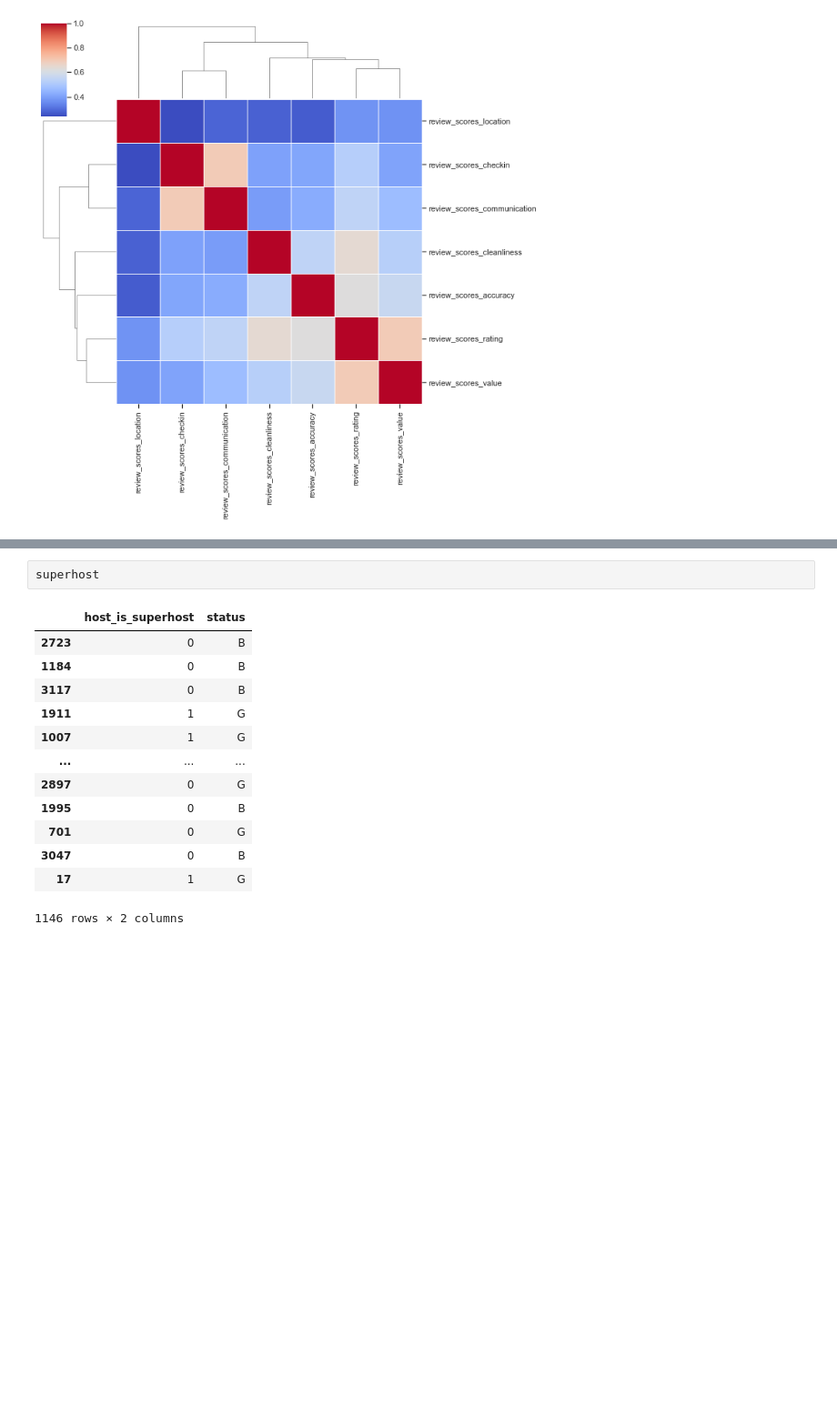
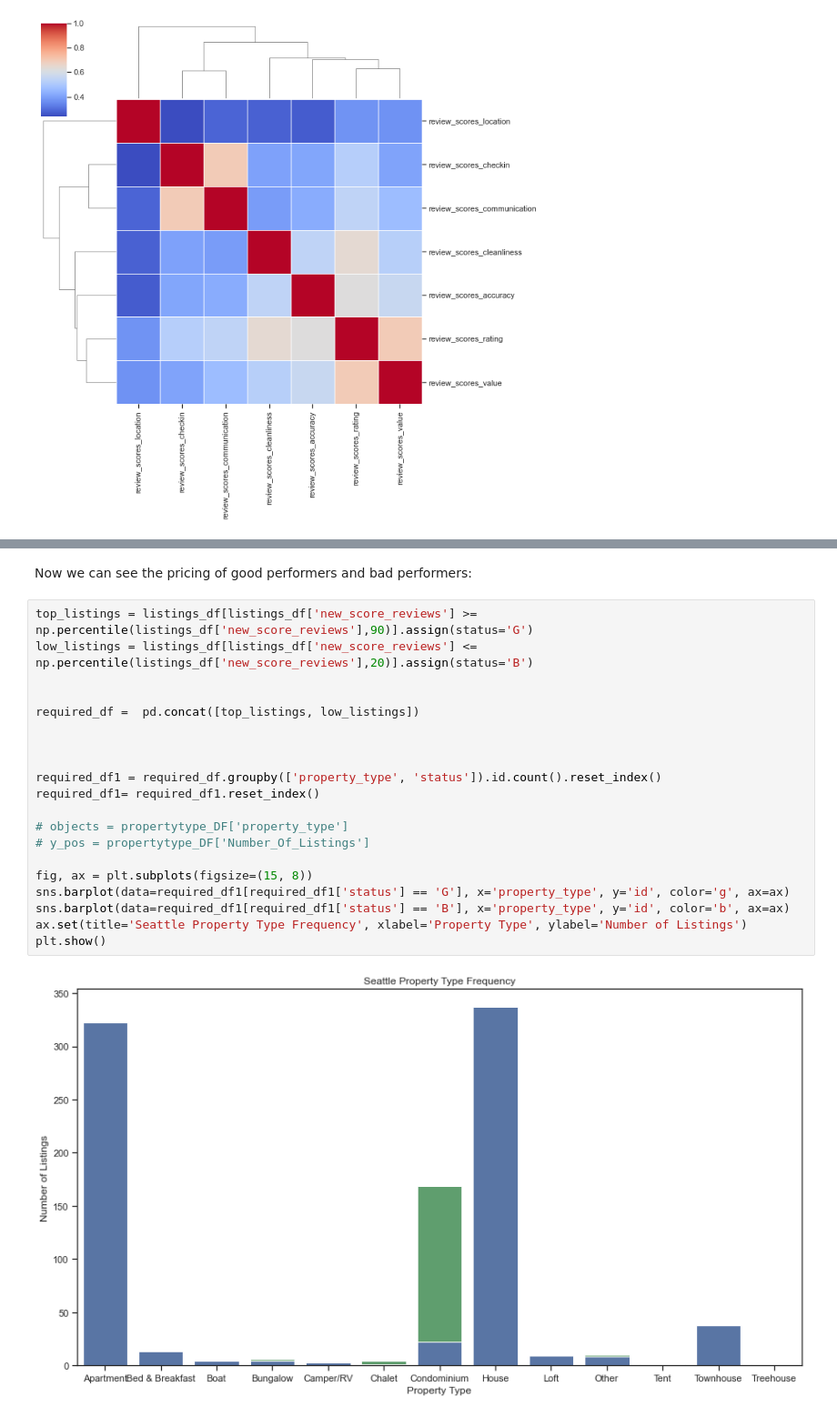
Before and after one commit to Mehranmzn/DataScience-Nanodegree, a Jupyter notebook: notebooks/Project 1/Untitled.ipynb, the cells around one changed output, grey strips where cells are left out. Shown at 91% size. Saved outputs shown, nothing was run; the diff lists cells and outputs as text; blank space fills up the shorter version.

```diff
--- a/notebooks/Project 1/Untitled.ipynb
+++ b/notebooks/Project 1/Untitled.ipynb
@@ -389,16 +389,24 @@ fig.tight_layout(pad=3.0)
-# %%
-superhost
-# %% [output]
-|  | host_is_superhost | status |
-| 2723 | 0 | B |
-| 1184 | 0 | B |
-| 3117 | 0 | B |
-| 1911 | 1 | G |
-| 1007 | 1 | G |
-| ... | ... | ... |
-| 2897 | 0 | G |
-| 1995 | 0 | B |
-| 701 | 0 | G |
-| 3047 | 0 | B |
-| 17 | 1 | G |
-1146 rows × 2 columns
+# %% [markdown]
+Now we can see the pricing of good performers and bad performers:
+# %%
+top_listings = listings_df[listings_df['new_score_reviews'] >= np.percentile(listings_df['new_score_reviews'],90)].assign(status='G')
+low_listings = listings_df[listings_df['new_score_reviews'] <= np.percentile(listings_df['new_score_reviews'],20)].assign(status='B')
+
+
+required_df =  pd.concat([top_listings, low_listings])
+
+
+
+required_df1 = required_df.groupby(['property_type', 'status']).id.count().reset_index()
+required_df1= required_df1.reset_index()
+
+# objects = propertytype_DF['property_type']
+# y_pos = propertytype_DF['Number_Of_Listings']
+
+fig, ax = plt.subplots(figsize=(15, 8))
+sns.barplot(data=required_df1[required_df1['status'] == 'G'], x='property_type', y='id', color='g', ax=ax)
+sns.barplot(data=required_df1[required_df1['status'] == 'B'], x='property_type', y='id', color='b', ax=ax)
+ax.set(title='Seattle Property Type Frequency', xlabel='Property Type', ylabel='Number of Listings')
+plt.show()
+# %% [output]
+[figure, added]
```
Also changed, not shown: parts of 5 cells of this notebook.
